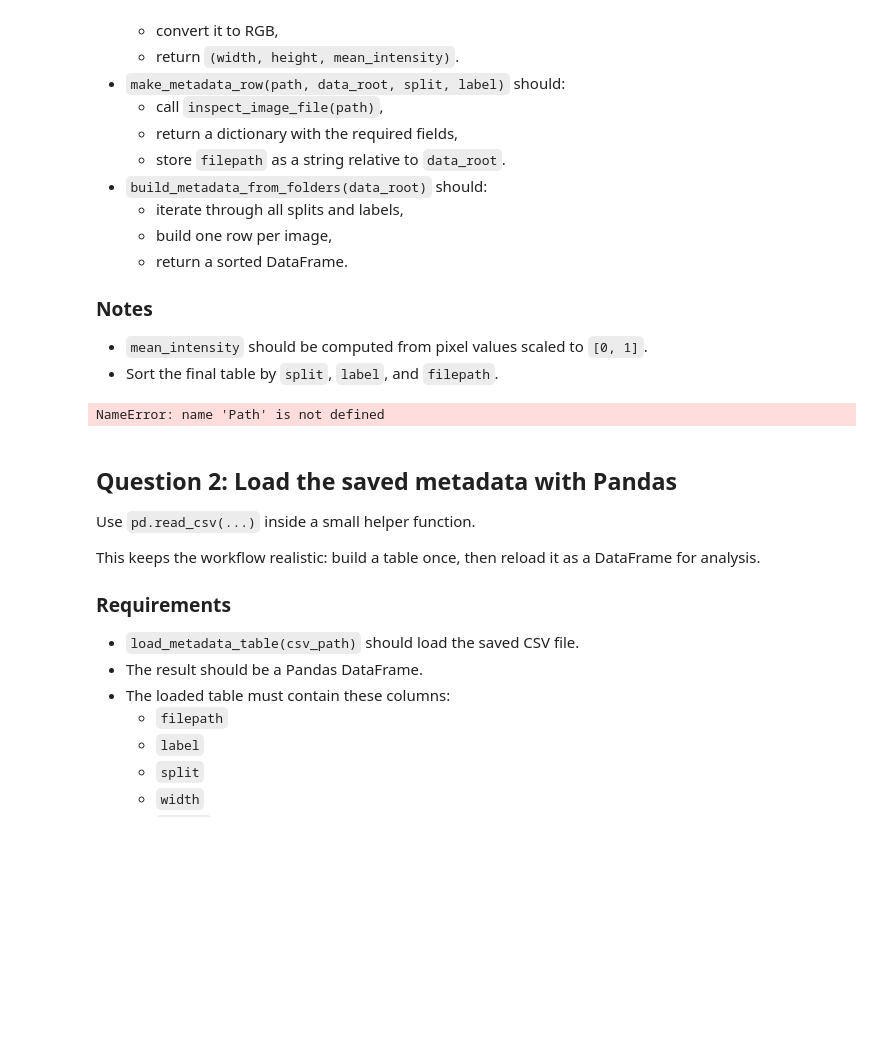
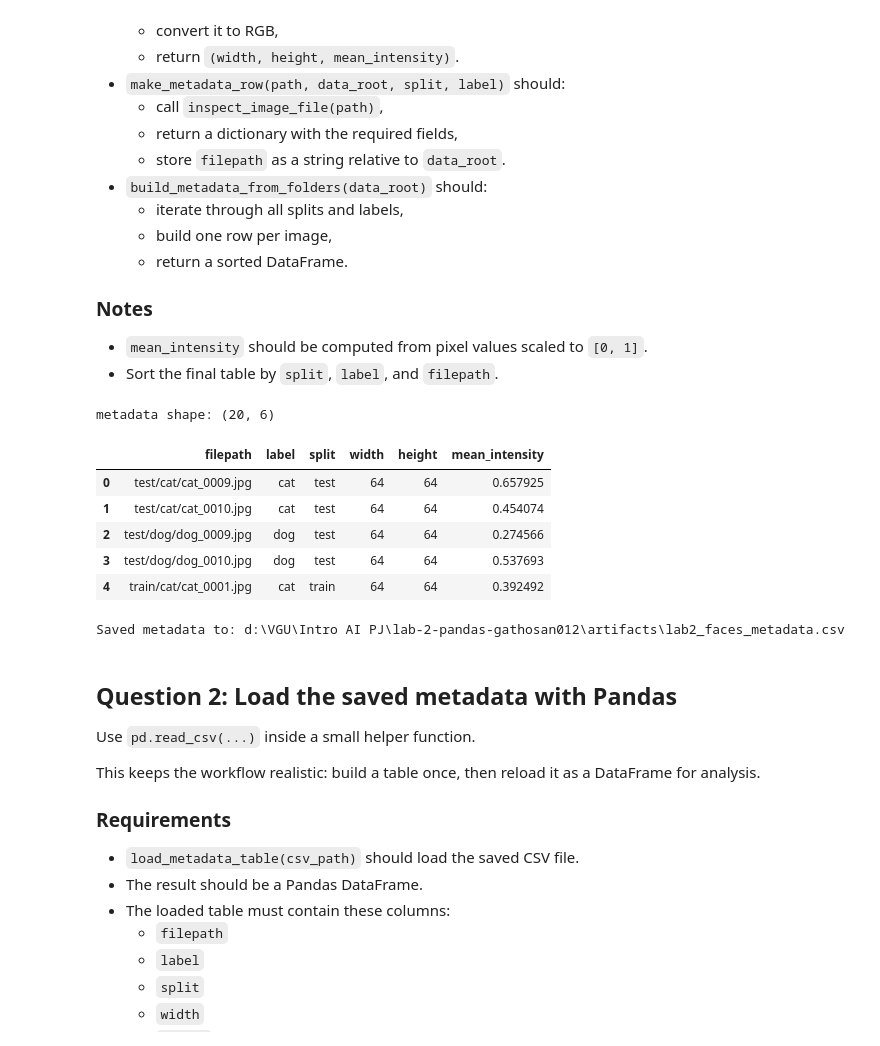
Before and after one commit to vgu-dsai-2026/lab-2-pandas-gathosan012, a Jupyter notebook: notebook.ipynb, the cells around one changed output. Drawn from its saved outputs; the diff is of its cells as text; code cells hidden in the pictures; blank space fills up the shorter version.

```diff
--- a/notebook.ipynb
+++ b/notebook.ipynb
@@ -91,10 +91,10 @@ Build a dataframe with at least these columns:
 - `mean_intensity` should be computed from pixel values scaled to `[0, 1]`.
 - Sort the final table by `split`, `label`, and `filepath`.
 # %%
-def list_image_paths_for_group(data_root: Path, split: str, label: str) -> list[Path]:
-    # TODO: return all image paths (across all IMAGE_EXTENSIONS) for one split/label pair.
+def list_image_paths_for_group(data_root: Path, split: str, label: str) -> list[Path]:    # TODO: return all image paths (across all IMAGE_EXTENSIONS) for one split/label pair.
     group_dir = data_root / split / label
     paths = []
+    # Loop through all extensions defined in your setup (e.g., .jpg, .png)
     for ext in IMAGE_EXTENSIONS:
         paths.extend(group_dir.glob(ext))
     return paths
@@ -105,45 +105,61 @@ def inspect_image_file(path: Path) -> tuple[int, int, float]:
     # TODO: open one image, convert to RGB, and return (width, height, mean_intensity).
     # mean_intensity should be the mean of the float32 array in [0, 1].
     with Image.open(path) as img:
-        # Convert to RGB to ensure 3 channels (Red, Green, Blue)
         img_rgb = img.convert("RGB")
         width, height = img_rgb.size
 
-        # Convert to numpy array to calculate intensity
-        # Divide by 255 to scale pixels from [0, 255] to [0, 1]
+        # Calculate mean intensity: 0 is black, 1 is white
         img_array = np.array(img_rgb).astype(np.float32) / 255.0
         mean_intensity = float(np.mean(img_array))
 
     return width, height, mean_intensity
 
 
 def make_metadata_row(path: Path, data_root: Path, split: str, label: str) -> dict[str, object]:
     # TODO: call inspect_image_file and return a dict with keys:
     # filepath, label, split, width, height, mean_intensity.
     # filepath must be a string relative to data_root.
-    width, height, intensity = inspect_image_file(path)
+    w, h, intensity = inspect_image_file(path)
+
+    return {
+        "filepath": path.relative_to(data_root).as_posix(),
+        "label": label,
+        "split": split,
+        "width": w,
+        "height": h,
+        "mean_intensity": intensity
+    }
 
 def build_metadata_from_folders(data_root: Path) -> pd.DataFrame:
-    rows = []
+    rows = []  # <--- Make sure this is indented once!
+
     for split in SPLITS:
         for label in LABELS:
             paths = list_image_paths_for_group(data_root, split, label)
+            # This 'rows' must match the one above
             rows.extend(make_metadata_row(p, data_root, split, label) for p in paths)
-    return (
+
+    return (  # <--- This 'return' must be aligned with the first 'for'
         pd.DataFrame(rows)
         .sort_values(["split", "label", "filepath"])
         .reset_index(drop=True)
     )
-
 
 folder_df = build_metadata_from_folders(DATA_ROOT)
 print("metadata shape:", folder_df.shape)
 display(folder_df.head())
 
 folder_df.to_csv(GENERATED_METADATA_PATH, index=False)
 print(f"Saved metadata to: {GENERATED_METADATA_PATH}")
 # %% [output]
-NameError: name 'Path' is not defined
+metadata shape: (20, 6)
+|  | filepath | label | split | width | height | mean_intensity |
+| 0 | test/cat/cat_0009.jpg | cat | test | 64 | 64 | 0.657925 |
+| 1 | test/cat/cat_0010.jpg | cat | test | 64 | 64 | 0.454074 |
+| 2 | test/dog/dog_0009.jpg | dog | test | 64 | 64 | 0.274566 |
+| 3 | test/dog/dog_0010.jpg | dog | test | 64 | 64 | 0.537693 |
+| 4 | train/cat/cat_0001.jpg | cat | train | 64 | 64 | 0.392492 |
+Saved metadata to: d:\VGU\Intro AI PJ\lab-2-pandas-gathosan012\artifacts\lab2_faces_metadata.csv
 # %% [markdown]
 ## Question 2: Load the saved metadata with Pandas
 
```
Also changed, not shown: parts of 8 cells of this notebook.
